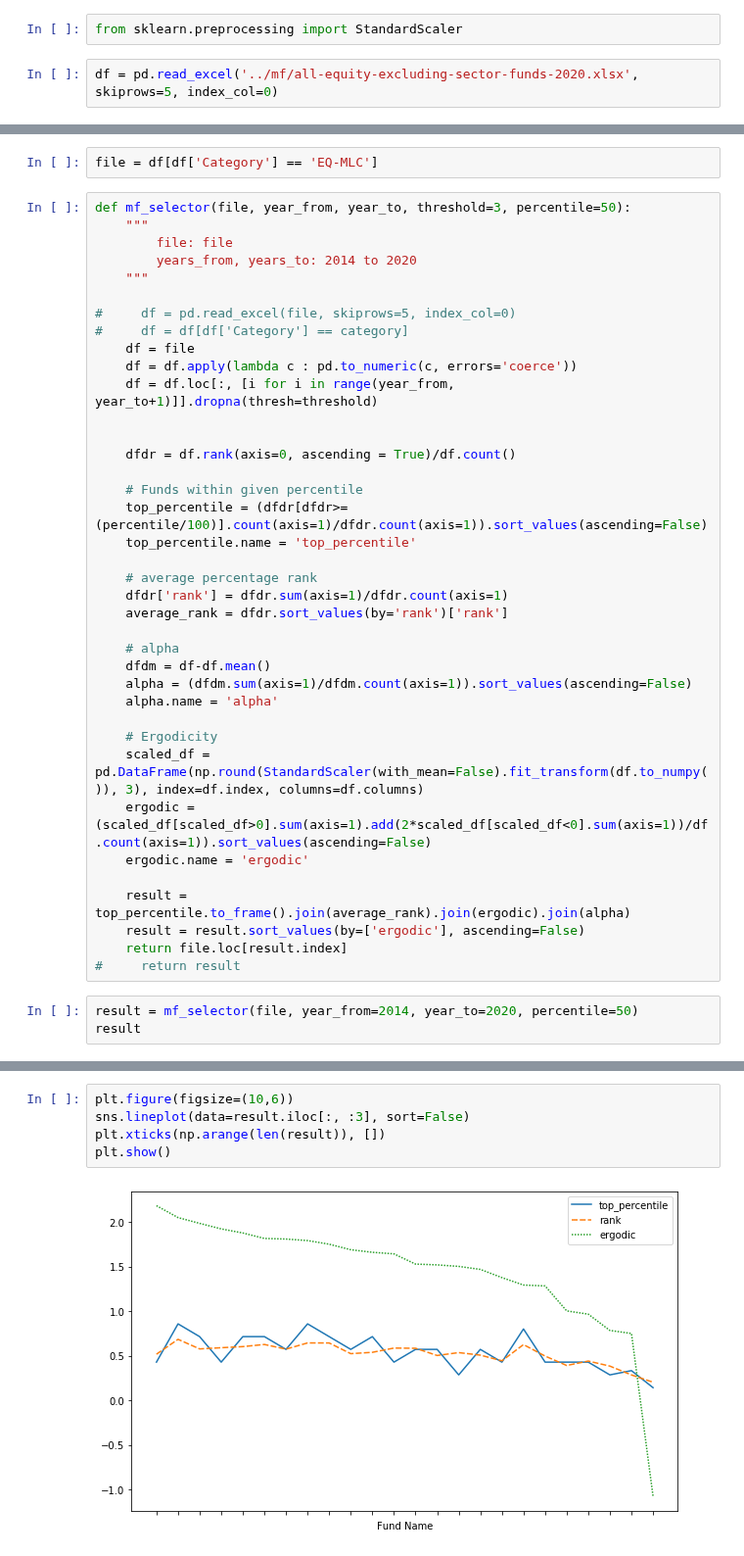
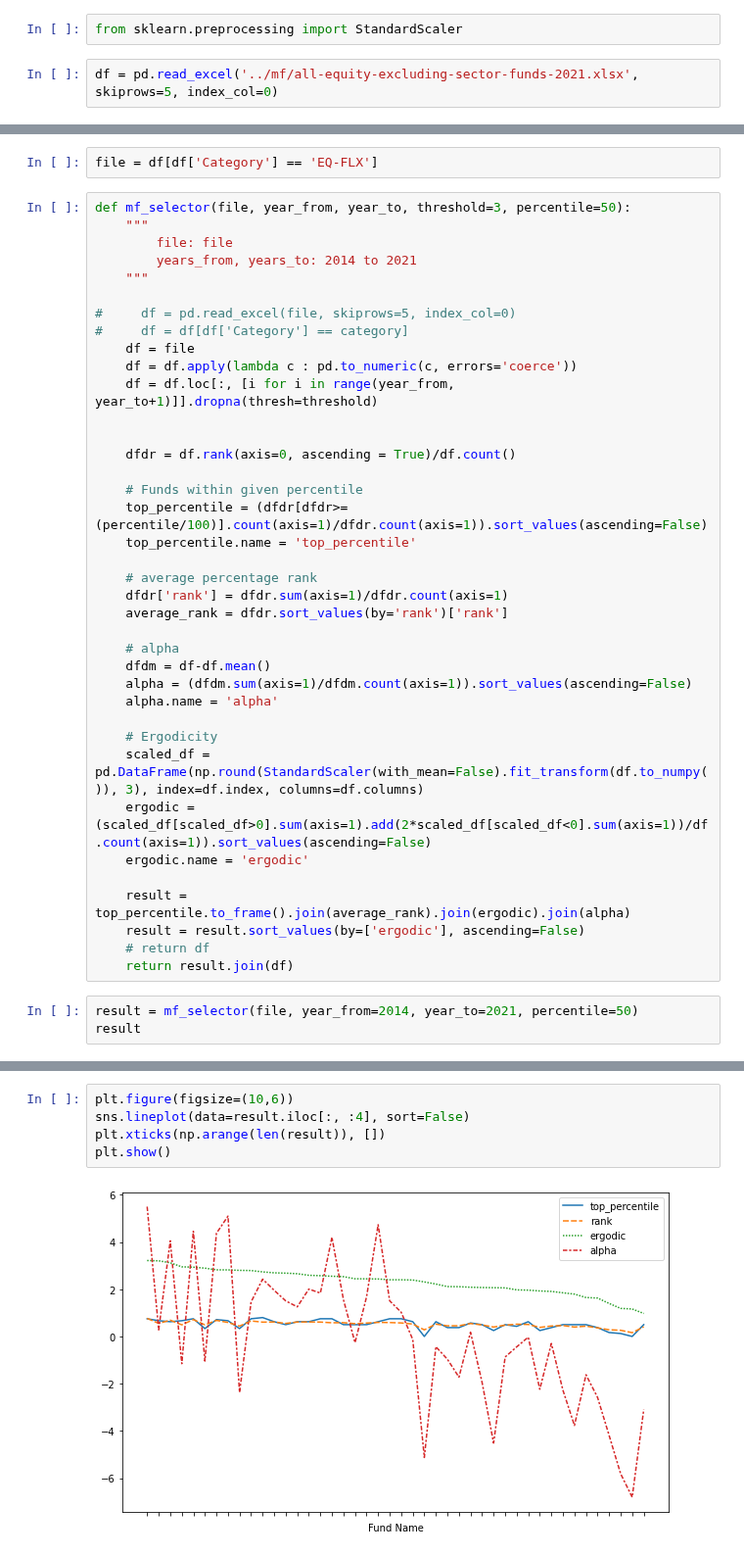
Before and after one commit to dsanr/Mutual-Funds-Analysis, a Jupyter notebook: mf selection.ipynb, the cells around one changed output, grey strips where cells are left out. Shown at 98% size. Drawn from its saved outputs; the diff is of its cells as text.

Commit message:
Updated to work upto 2021 returns

```diff
--- a/mf selection.ipynb
+++ b/mf selection.ipynb
@@ -6,4 +6,4 @@ import matplotlib.pyplot as plt
 # %%
 from sklearn.preprocessing import StandardScaler
 # %%
-df = pd.read_excel('../mf/all-equity-excluding-sector-funds-2020.xlsx', skiprows=5, index_col=0)
+df = pd.read_excel('../mf/all-equity-excluding-sector-funds-2021.xlsx', skiprows=5, index_col=0)
@@ -22,10 +28,10 @@ Returns are from year 2014 to 2020.
 # %%
-file = df[df['Category'] == 'EQ-MLC']
+file = df[df['Category'] == 'EQ-FLX']
 # %%
 def mf_selector(file, year_from, year_to, threshold=3, percentile=50):
     """
         file: file
-        years_from, years_to: 2014 to 2020
+        years_from, years_to: 2014 to 2021
     """
 
 #     df = pd.read_excel(file, skiprows=5, index_col=0)
@@ -57,9 +63,9 @@ def mf_selector(file, year_from, year_to, threshold=3, percentile=50):
 
     result = top_percentile.to_frame().join(average_rank).join(ergodic).join(alpha)
     result = result.sort_values(by=['ergodic'], ascending=False)
-    return file.loc[result.index]
-#     return result
+    # return df
+    return result.join(df)
 # %%
-result = mf_selector(file, year_from=2014, year_to=2020, percentile=50)
+result = mf_selector(file, year_from=2014, year_to=2021, percentile=50)
 result
 # %% [output]
@@ -84,7 +90,7 @@ result
 # %%
 plt.figure(figsize=(10,6))
-sns.lineplot(data=result.iloc[:, :3], sort=False)
+sns.lineplot(data=result.iloc[:, :4], sort=False)
 plt.xticks(np.arange(len(result)), [])
 plt.show()
 # %% [output]
-[figure, old version]
+[figure, new version]
```
Also changed, not shown: parts of 9 cells of this notebook.
